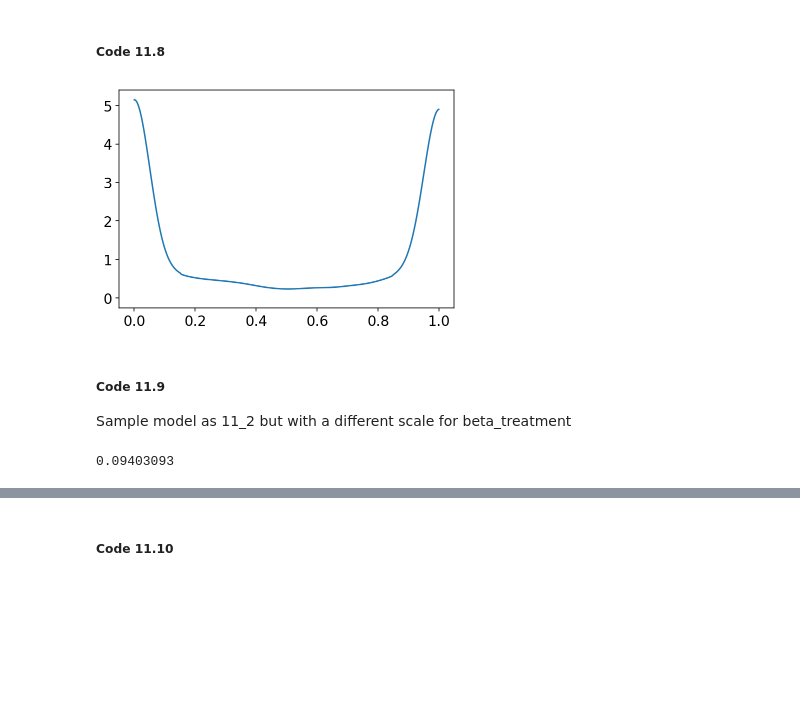
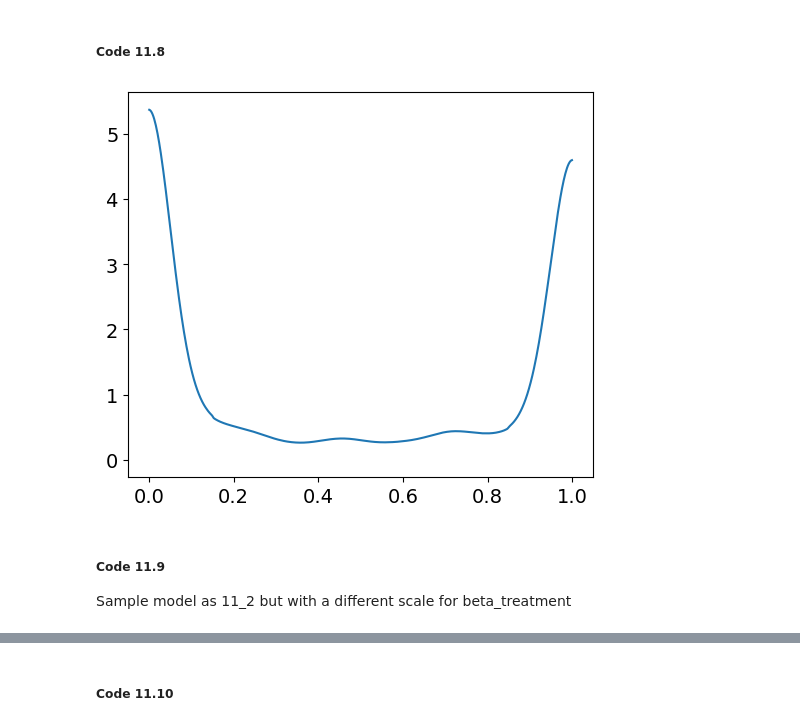
Before and after one commit to qpsy/rethinking-tfp2, a Jupyter notebook: 11_god_spiked_the_integers-2.ipynb, the cells around one changed output, grey strips where cells are left out. Drawn from its saved outputs; the diff is of its cells as text; code cells hidden in the pictures; blank space fills up the shorter version.

```diff
--- a/11_god_spiked_the_integers-2.ipynb
+++ b/11_god_spiked_the_integers-2.ipynb
@@ -145,20 +150,17 @@ tdf = dataframe_to_tensors("Chimpanzee", d, {"treatment": tf.int32})
 # %%
 def model_11_2(treatments):
+    treatments = jnp.array(treatments, dtype=jnp.int32)
+
     def _generator():
-        alpha = yield Root(tfd.Sample(tfd.Normal(loc=0.0, scale=1.5), sample_shape=1))
-        beta_treatment = yield Root(
-            tfd.Sample(tfd.Normal(loc=0.0, scale=10.0), sample_shape=4)
-        )
+        a = yield tfd.Normal(loc=0.0, scale=1.5, name='a')
+        b = yield tfd.Normal(loc=[0., 0, 0, 0], scale=10.0, name='b')
+        logit = a + jnp.take(b, treatments)
+        yield tfd.Binomial(total_count=1.0, logits=logit, name='pulled_left')
 
-        logit = alpha + tf.squeeze(tf.gather(beta_treatment, treatments, axis=-1))
-
-        pulled_left = yield tfd.Independent(
-            tfd.Binomial(total_count=1.0, logits=logit), reinterpreted_batch_ndims=1
-        )
-
-    return tfd.JointDistributionCoroutine(_generator, validate_args=False)
-
-
-jdc_11_2 = model_11_2(tdf.treatment)
+    return tfd.JointDistributionCoroutineAutoBatched(_generator)
+# %%
+jd_11_2 = model_11_2(d.treatment.values)
 # %%
-prior_a, prior_b, _ = jdc_11_2.sample(1000)
+prior_a, prior_b, _ = jd_11_2.sample(1000, seed=key())
+
+p = jax.nn.sigmoid(prior_a[..., jnp.newaxis] + prior_b)
@@ -168,9 +166,0 @@ prior_b = prior_b.numpy()
-# %%
-def compute_p_for_given_treatment(t):
-    p = prior_a[:, 0] + prior_b[:, t]
-    return tf.math.sigmoid(p)
-
-
-p = np.array(list(map(compute_p_for_given_treatment, np.arange(4)))).T
-
-p.shape
@@ -179,41 +167,23 @@ p.shape
 # %% [markdown]
 ##### Code 11.8
 # %%
-az.plot_kde(np.abs(p[:, 0] - p[:, 1]))
+# az.plot_kde(p[:, 0])
+az.plot_kde(jnp.abs(p[:, 0] - p[:, 1]))
 plt.show()
 # %% [output]
-[figure, old version]
+[figure, new version]
 # %% [markdown]
 ##### Code 11.9
 
 Sample model as 11_2 but with a different scale for beta_treatment
 # %%
 def model_11_3(treatments):
+    treatments = jnp.array(treatments, dtype=jnp.int32)
+
     def _generator():
-        alpha = yield Root(tfd.Sample(tfd.Normal(loc=0.0, scale=1.5), sample_shape=1))
-        beta_treatment = yield Root(
-            tfd.Sample(tfd.Normal(loc=0.0, scale=0.5), sample_shape=4)
-        )
+        a = yield tfd.Normal(loc=0.0, scale=1.5, name='a')
+        b = yield tfd.Normal(loc=[0., 0, 0, 0], scale=.5, name='b')
+        logit = a + jnp.take(b, treatments)
+        yield tfd.Binomial(total_count=1.0, logits=logit, name='pulled_left')
 
-        logit = alpha + tf.squeeze(tf.gather(beta_treatment, treatments, axis=-1))
-
-        pulled_left = yield tfd.Independent(
-            tfd.Binomial(total_count=1.0, logits=logit), reinterpreted_batch_ndims=1
-        )
-
-    return tfd.JointDistributionCoroutine(_generator, validate_args=False)
-
-
-jdc_11_3 = model_11_3(tdf.treatment)
-
-
-prior_a, prior_b, _ = jdc_11_3.sample(1000)
-
-prior_a = prior_a.numpy()
-prior_b = prior_b.numpy()
-
-p = np.array(list(map(compute_p_for_given_treatment, np.arange(4)))).T
-
-np.mean(np.abs(p[:, 0] - p[:, 1]))
+    return tfd.JointDistributionCoroutineAutoBatched(_generator)
-# %% [output]
-0.09403093
```
Also changed, not shown: parts of 191 cells of this notebook.
